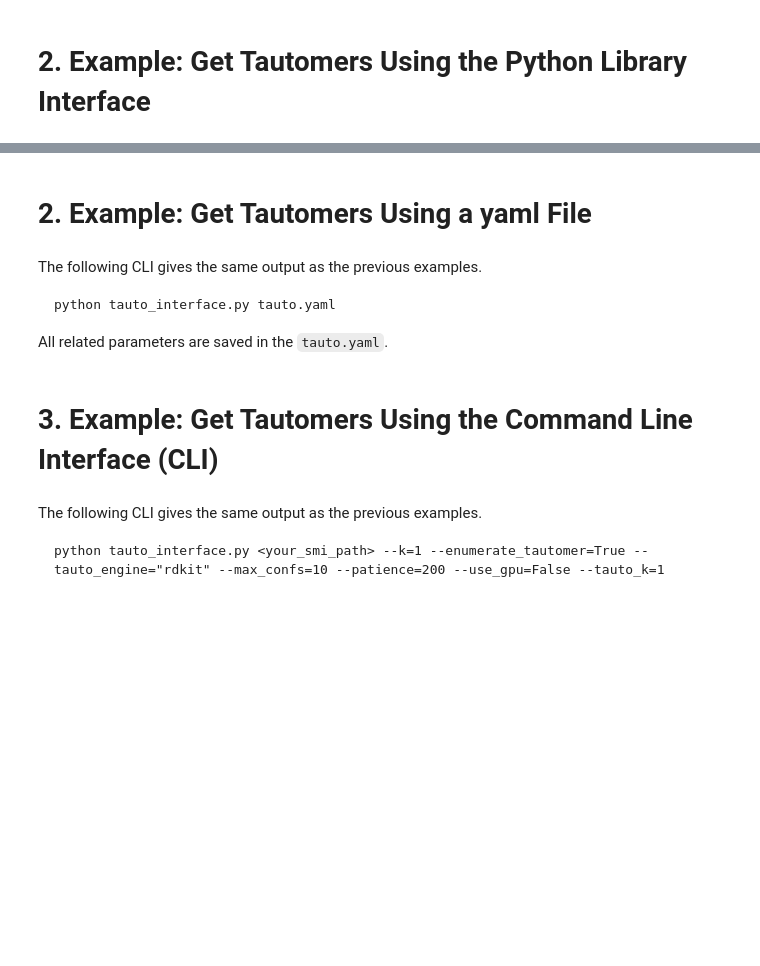
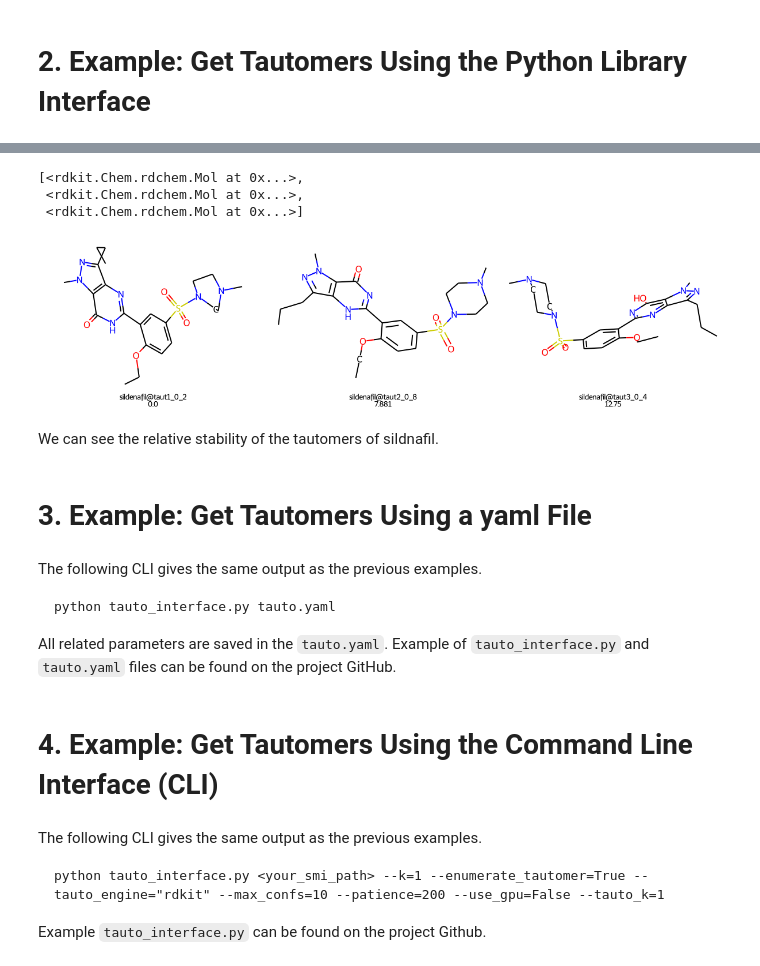
Before and after one commit to isayevlab/Auto3D_pkg, a Jupyter notebook: example/tautomer.ipynb, the cells around one changed output, grey strips where cells are left out. Drawn from its saved outputs; the diff is of its cells as text; code cells hidden in the pictures; blank space fills up the shorter version.

````diff
--- a/example/tautomer.ipynb
+++ b/example/tautomer.ipynb
@@ -29,10 +46,9 @@ The conformer generation step sets `max_confs=10` and `patience=20`, which is no
 # %%
 # Get the 3D conformers for input SMILES
 if __name__ == "__main__":
-    input_path = os.path.join(root, "tests", "files", "example.smi")
     args = options(input_path, k=1, enumerate_tautomer=True, tauto_engine="rdkit",
-                    max_confs=10, patience=200, use_gpu=False)
-    tautomer_out = get_stable_tautomers(args, tauto_k=1)
-    print(tautomer_out)
+                   optimizing_engine="ANI2xt",  #ANI2xt is NNP designed for tautomers
+                   max_confs=10, patience=200, use_gpu=False)
+    tautomer_out = get_stable_tautomers(args, tauto_k=3)
 # %% [output]
 Checking input file...
@@ -66,15 +87,34 @@ The stable tautomers are stored in: /home/jack/Auto3D_pkg/tests/files/20221216-1
+# %%
+tautomers
+# %% [output]
+[<rdkit.Chem.rdchem.Mol at 0x...>,
+ <rdkit.Chem.rdchem.Mol at 0x...>,
+ <rdkit.Chem.rdchem.Mol at 0x...>]
+# %%
+# visualize the tautomers for sildnafil and their relative energies
+tautomers = list(Chem.SDMolSupplier(tautomer_out))
+ids = [mol.GetProp('ID') for mol in tautomers]
+relative_es = [mol.GetProp('E_tautomer_relative(kcal/mol)') for mol in tautomers]
+legends = [ids[i] + '\n' + relative_es[i][:5] for i in range(len(tautomers))]
+
+Draw.MolsToGridImage(tautomers, legends=legends, subImgSize=(400, 300))
+# %% [output]
+[figure, added]
+# %% [markdown]
+We can see the relative stability of the tautomers of sildnafil.
 # %% [markdown]
-# 2. Example: Get Tautomers Using a yaml File
+# 3. Example: Get Tautomers Using a yaml File
 # %% [markdown]
 The following CLI gives the same output as the previous examples.
 ```
 python tauto_interface.py tauto.yaml
 ```
-All related parameters are saved in the `tauto.yaml`.
+All related parameters are saved in the `tauto.yaml`. Example of  `tauto_interface.py` and `tauto.yaml` files can be found on the project GitHub.
 # %% [markdown]
-# 3. Example: Get Tautomers Using the Command Line Interface (CLI)
+# 4. Example: Get Tautomers Using the Command Line Interface (CLI)
 # %% [markdown]
 The following CLI gives the same output as the previous examples.
 ```
 python tauto_interface.py <your_smi_path> --k=1 --enumerate_tautomer=True --tauto_engine="rdkit" --max_confs=10 --patience=200 --use_gpu=False --tauto_k=1
 ```
+Example `tauto_interface.py` can be found on the project Github.
````
Also changed, not shown: parts of 6 cells of this notebook, 4 other files.
